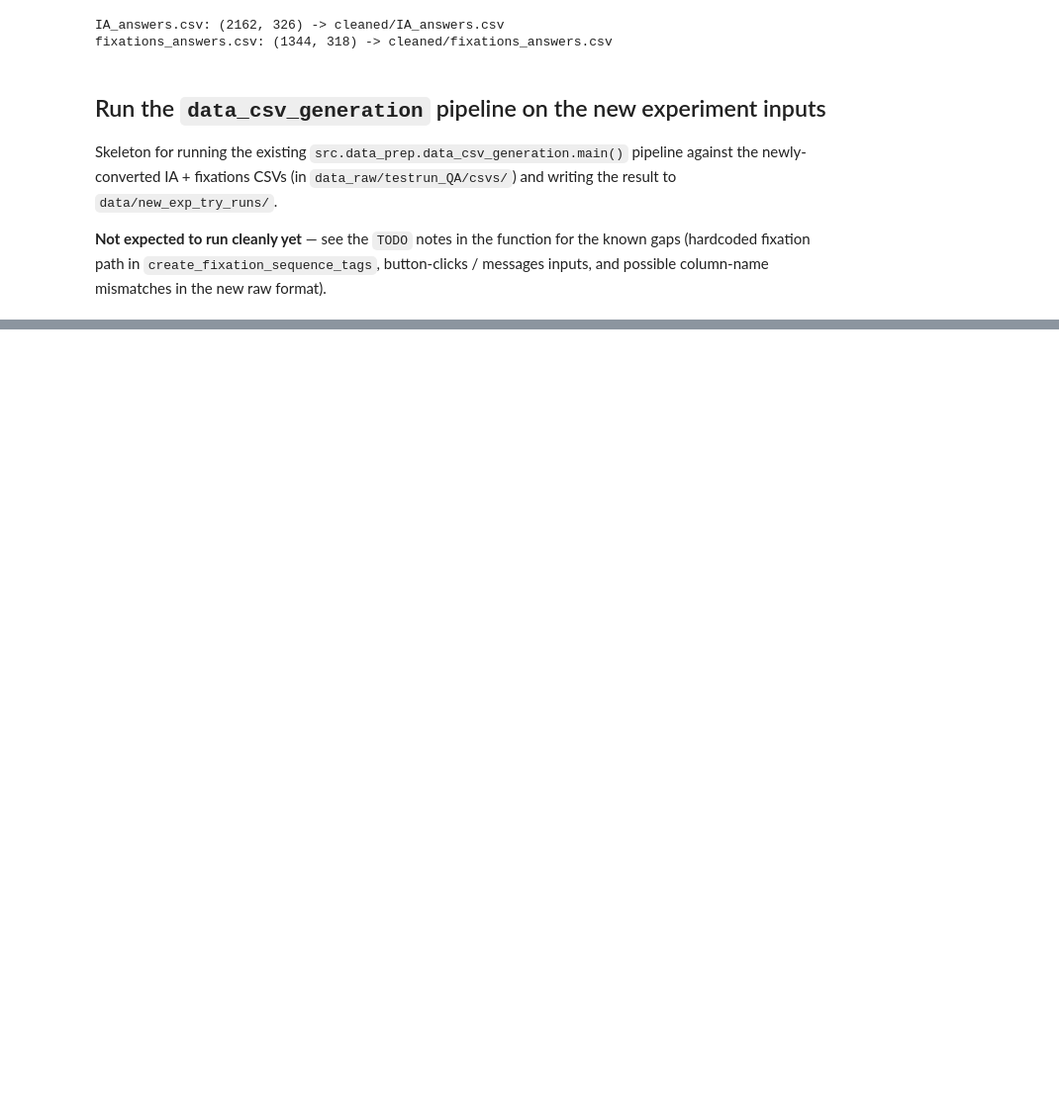
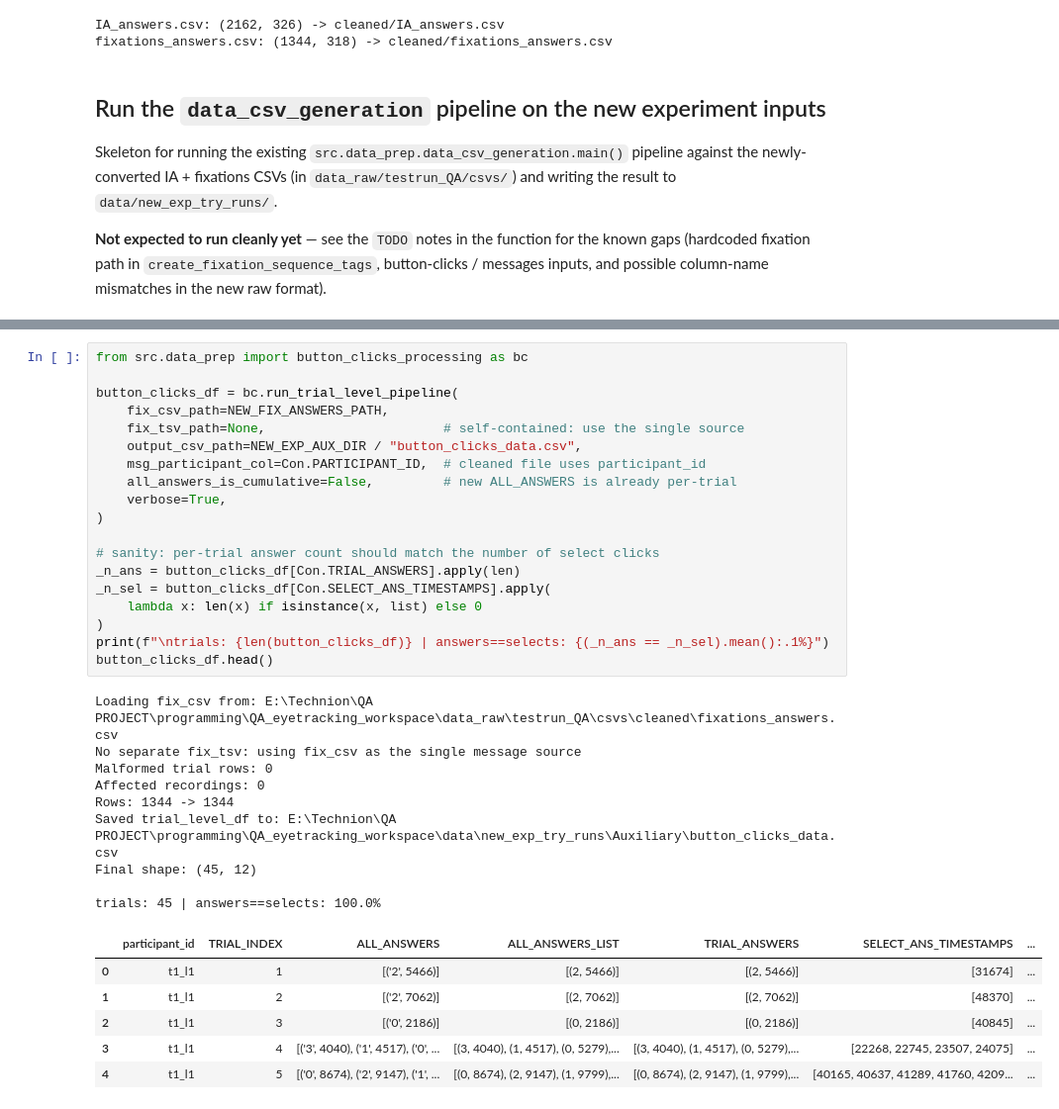
Before and after one commit to Mormorfor/QA_eyetracking, a Jupyter notebook: experiment_builder/data_prep_new_exp.ipynb, the cells around one changed output, grey strips where cells are left out. Shown at 99% size. Drawn from its saved outputs; the diff is of its cells as text; blank space fills up the shorter version.

```diff
--- a/experiment_builder/data_prep_new_exp.ipynb
+++ b/experiment_builder/data_prep_new_exp.ipynb
@@ -244,0 +261,35 @@ WindowsPath('E:/Technion/QA PROJECT/programming/QA_eyetracking_workspace/data/ne
+# %%
+from src.data_prep import button_clicks_processing as bc
+
+button_clicks_df = bc.run_trial_level_pipeline(
+    fix_csv_path=NEW_FIX_ANSWERS_PATH,
+    fix_tsv_path=None,                       # self-contained: use the single source
+    output_csv_path=NEW_EXP_AUX_DIR / "button_clicks_data.csv",
+    msg_participant_col=Con.PARTICIPANT_ID,  # cleaned file uses participant_id
+    all_answers_is_cumulative=False,         # new ALL_ANSWERS is already per-trial
+    verbose=True,
+)
+
+# sanity: per-trial answer count should match the number of select clicks
+_n_ans = button_clicks_df[Con.TRIAL_ANSWERS].apply(len)
+_n_sel = button_clicks_df[Con.SELECT_ANS_TIMESTAMPS].apply(
+    lambda x: len(x) if isinstance(x, list) else 0
+)
+print(f"\ntrials: {len(button_clicks_df)} | answers==selects: {(_n_ans == _n_sel).mean():.1%}")
+button_clicks_df.head()
+# %% [output]
+Loading fix_csv from: E:\Technion\QA PROJECT\programming\QA_eyetracking_workspace\data_raw\testrun_QA\csvs\cleaned\fixations_answers.csv
+No separate fix_tsv: using fix_csv as the single message source
+Malformed trial rows: 0
+Affected recordings: 0
+Rows: 1344 -> 1344
+Saved trial_level_df to: E:\Technion\QA PROJECT\programming\QA_eyetracking_workspace\data\new_exp_try_runs\Auxiliary\button_clicks_data.csv
+Final shape: (45, 12)
+
+trials: 45 | answers==selects: 100.0%
+|  | participant_id | TRIAL_INDEX | ALL_ANSWERS | ALL_ANSWERS_LIST | TRIAL_ANSWERS | SELECT_ANS_TIMESTAMPS | ... |
+| 0 | t1_l1 | 1 | [('2', 5466)] | [(2, 5466)] | [(2, 5466)] | [31674] | ... |
+| 1 | t1_l1 | 2 | [('2', 7062)] | [(2, 7062)] | [(2, 7062)] | [48370] | ... |
+| 2 | t1_l1 | 3 | [('0', 2186)] | [(0, 2186)] | [(0, 2186)] | [40845] | ... |
+| 3 | t1_l1 | 4 | [('3', 4040), ('1', 4517), ('0', ... | [(3, 4040), (1, 4517), (0, 5279),... | [(3, 4040), (1, 4517), (0, 5279),... | [22268, 22745, 23507, 24075] | ... |
+| 4 | t1_l1 | 5 | [('0', 8674), ('2', 9147), ('1', ... | [(0, 8674), (2, 9147), (1, 9799),... | [(0, 8674), (2, 9147), (1, 9799),... | [40165, 40637, 41289, 41760, 4209... | ... |
```
Also changed, not shown: parts of 8 cells of this notebook, 4 other files.
